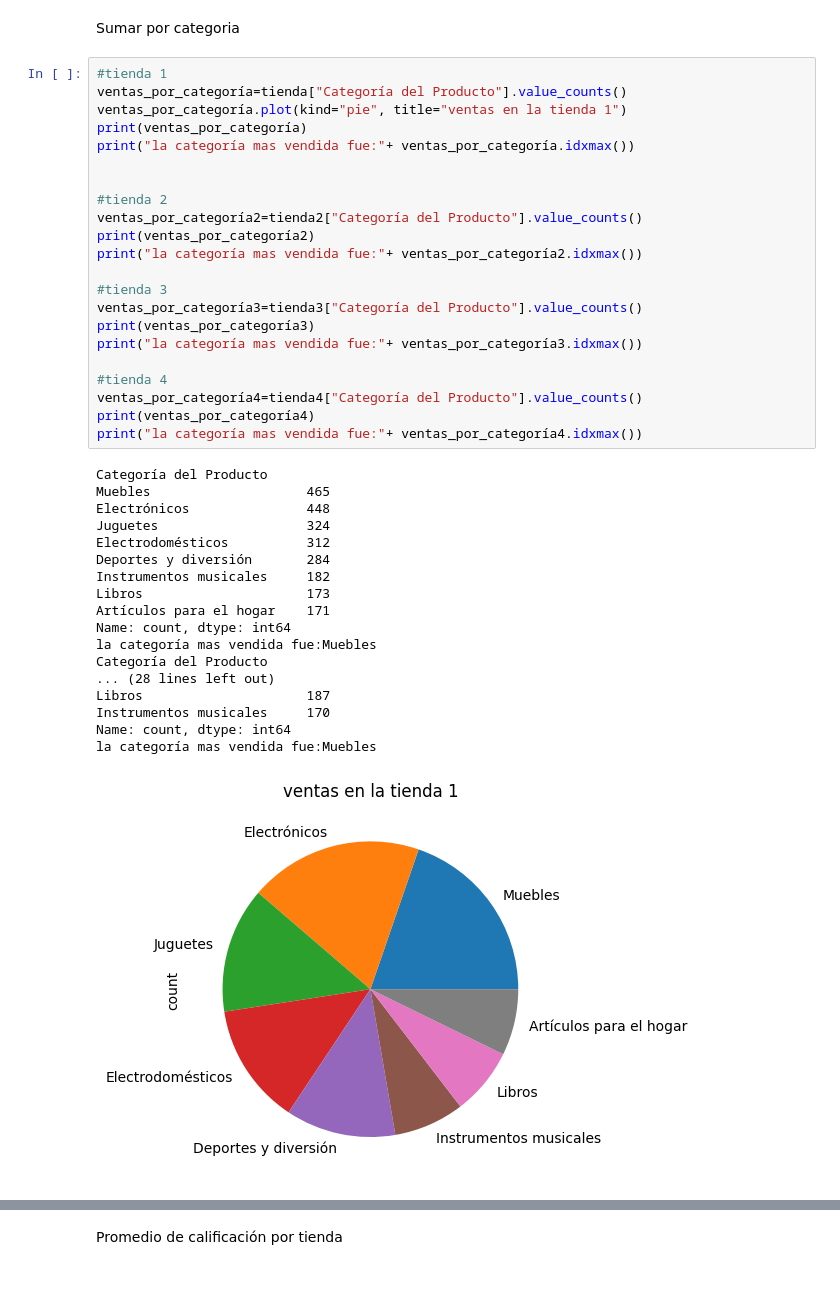
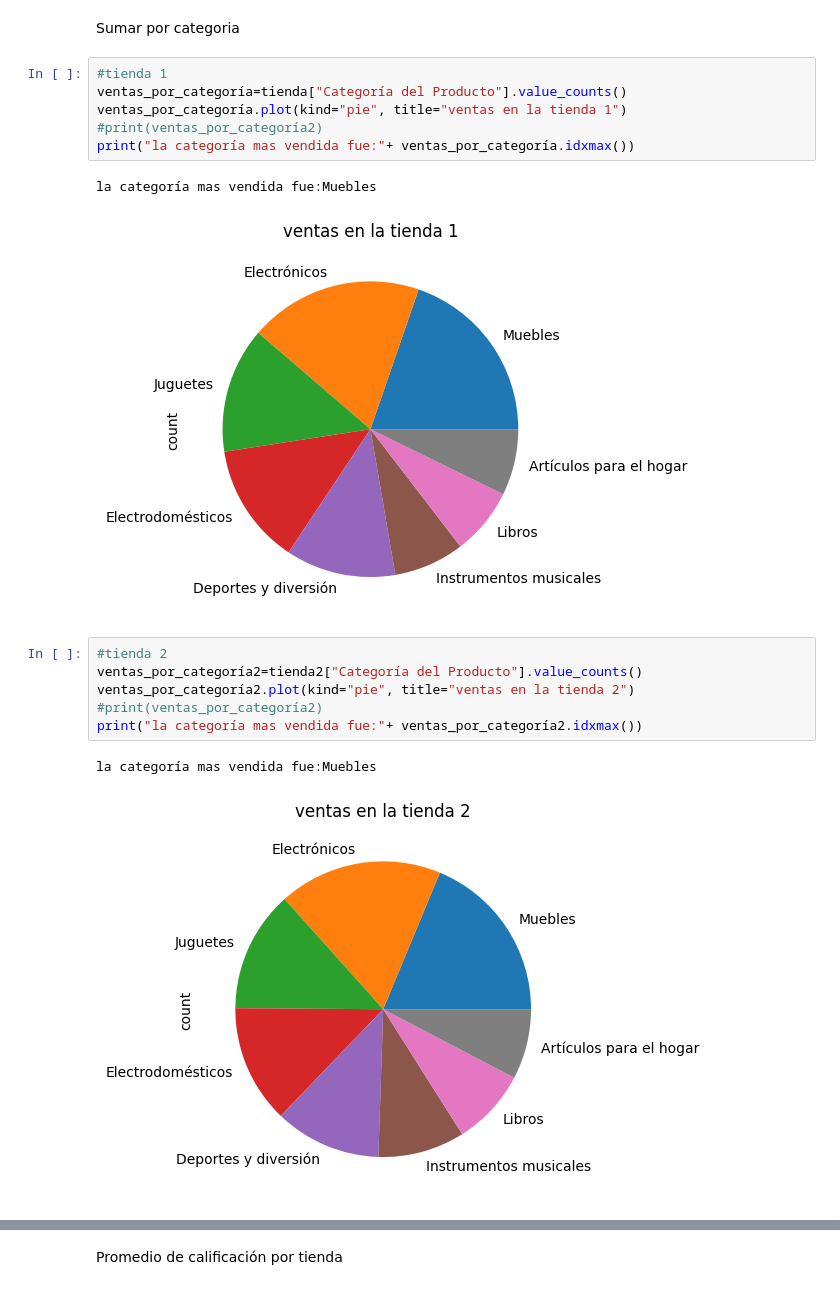
Before and after one commit to marianaamaya092105-wq/Challenge-Python-para-Data-Science, a Jupyter notebook: RetoPythonParaDataScience.ipynb, the cells around one changed output, grey strips where cells are left out. Cells and saved outputs as stored; diff of their text form.

```diff
--- a/RetoPythonParaDataScience.ipynb
+++ b/RetoPythonParaDataScience.ipynb
@@ -115,40 +129,17 @@ Sumar por categoria
 #tienda 1
 ventas_por_categoría=tienda["Categoría del Producto"].value_counts()
 ventas_por_categoría.plot(kind="pie", title="ventas en la tienda 1")
-print(ventas_por_categoría)
+#print(ventas_por_categoría2)
 print("la categoría mas vendida fue:"+ ventas_por_categoría.idxmax())
-
-
-#tienda 2
-ventas_por_categoría2=tienda2["Categoría del Producto"].value_counts()
-print(ventas_por_categoría2)
-print("la categoría mas vendida fue:"+ ventas_por_categoría2.idxmax())
-
-#tienda 3
-ventas_por_categoría3=tienda3["Categoría del Producto"].value_counts()
-print(ventas_por_categoría3)
-print("la categoría mas vendida fue:"+ ventas_por_categoría3.idxmax())
-
-#tienda 4
-ventas_por_categoría4=tienda4["Categoría del Producto"].value_counts()
-print(ventas_por_categoría4)
-print("la categoría mas vendida fue:"+ ventas_por_categoría4.idxmax())
 # %% [output]
-Categoría del Producto
-Muebles                    465
-Electrónicos               448
-Juguetes                   324
-Electrodomésticos          312
-Deportes y diversión       284
-Instrumentos musicales     182
-Libros                     173
-Artículos para el hogar    171
-Name: count, dtype: int64
 la categoría mas vendida fue:Muebles
-Categoría del Producto
-... (28 lines left out)
-Libros                     187
-Instrumentos musicales     170
-Name: count, dtype: int64
-la categoría mas vendida fue:Muebles
 [figure]
+# %%
+#tienda 2
+ventas_por_categoría2=tienda2["Categoría del Producto"].value_counts()
+ventas_por_categoría2.plot(kind="pie", title="ventas en la tienda 2")
+#print(ventas_por_categoría2)
+print("la categoría mas vendida fue:"+ ventas_por_categoría2.idxmax())
+# %% [output]
+la categoría mas vendida fue:Muebles
+[figure, added]
```
Also changed, not shown: parts of 13 cells of this notebook.
